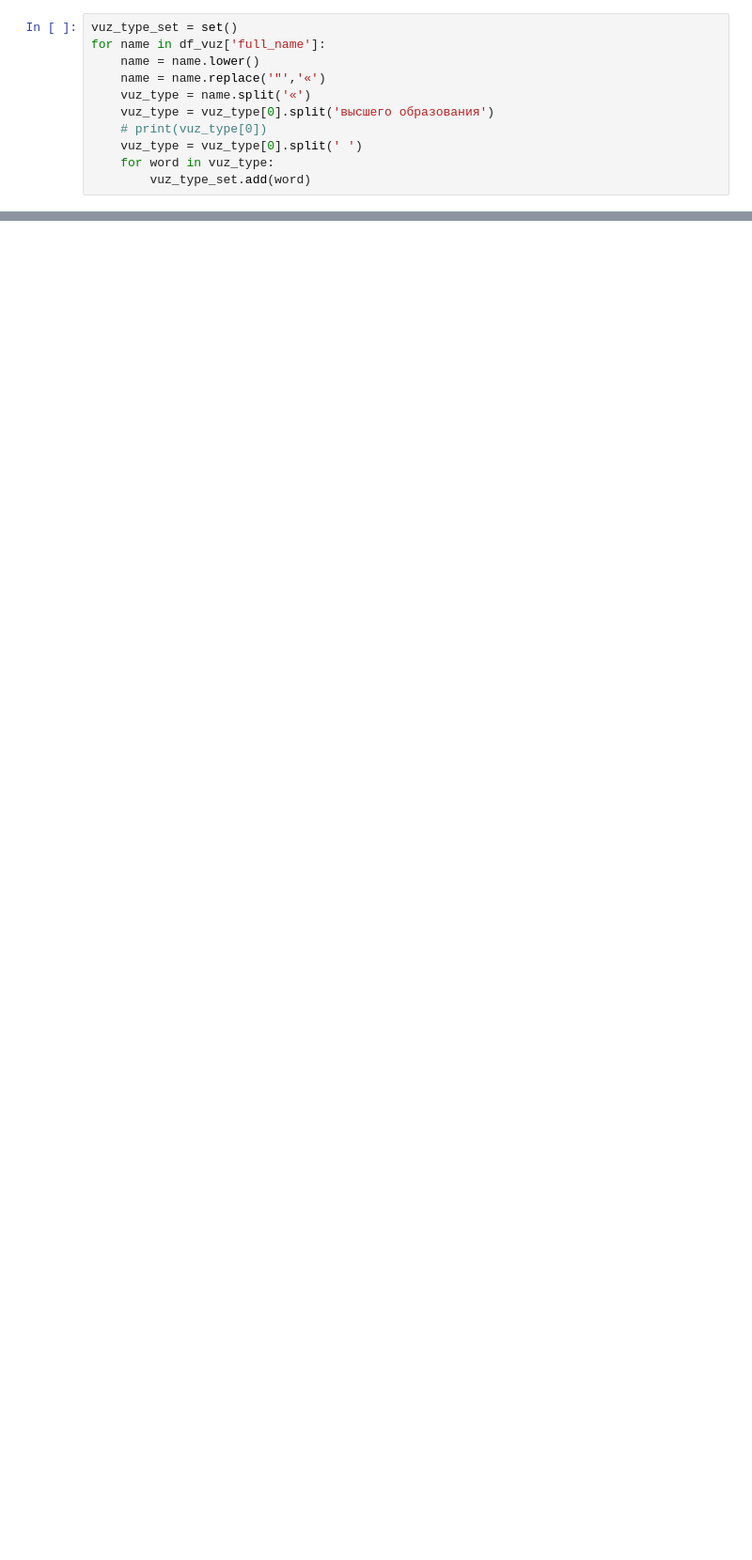
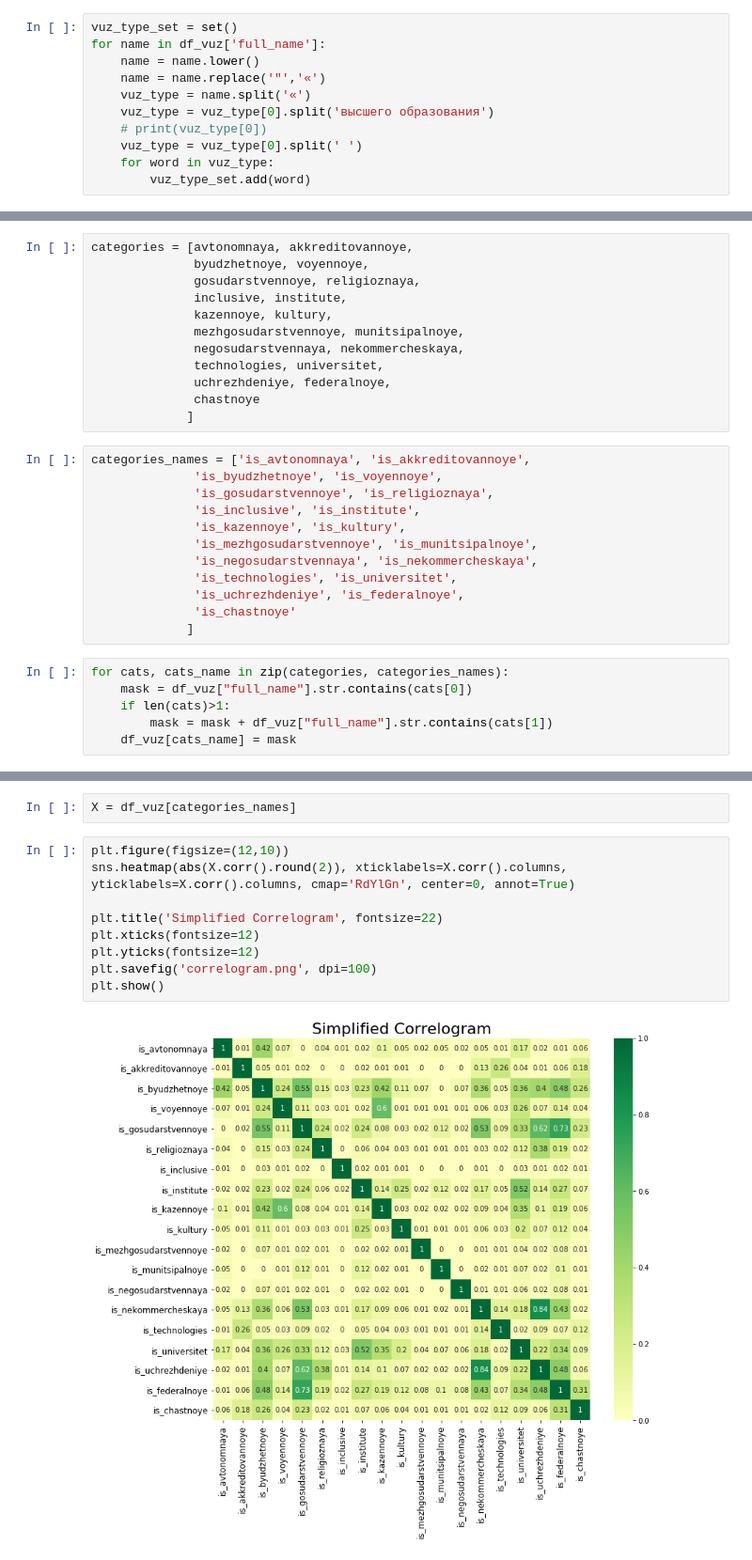
Before and after one commit to iconismo/data-contest-2020, a Jupyter notebook: notebooks/1-loading-inn.ipynb, the cells around one changed output, grey strips where cells are left out. Shown at 94% size. Cells and saved outputs as stored; diff of their text form; blank space fills up the shorter version.

```diff
--- a/notebooks/1-loading-inn.ipynb
+++ b/notebooks/1-loading-inn.ipynb
@@ -273,0 +257,30 @@ vuz_type_set
+# %%
+categories = [avtonomnaya, akkreditovannoye,
+              byudzhetnoye, voyennoye,
+              gosudarstvennoye, religioznaya,
+              inclusive, institute,
+              kazennoye, kultury,
+              mezhgosudarstvennoye, munitsipalnoye,
+              negosudarstvennaya, nekommercheskaya,
+              technologies, universitet,
+              uchrezhdeniye, federalnoye,
+              chastnoye
+             ]
+# %%
+categories_names = ['is_avtonomnaya', 'is_akkreditovannoye',
+              'is_byudzhetnoye', 'is_voyennoye',
+              'is_gosudarstvennoye', 'is_religioznaya',
+              'is_inclusive', 'is_institute',
+              'is_kazennoye', 'is_kultury',
+              'is_mezhgosudarstvennoye', 'is_munitsipalnoye',
+              'is_negosudarstvennaya', 'is_nekommercheskaya',
+              'is_technologies', 'is_universitet',
+              'is_uchrezhdeniye', 'is_federalnoye',
+              'is_chastnoye'
+             ]
+# %%
+for cats, cats_name in zip(categories, categories_names):
+    mask = df_vuz["full_name"].str.contains(cats[0])
+    if len(cats)>1:
+        mask = mask + df_vuz["full_name"].str.contains(cats[1])
+    df_vuz[cats_name] = mask
@@ -273,0 +302,13 @@ vuz_type_set
+# %%
+X = df_vuz[categories_names]
+# %%
+plt.figure(figsize=(12,10))
+sns.heatmap(abs(X.corr().round(2)), xticklabels=X.corr().columns, yticklabels=X.corr().columns, cmap='RdYlGn', center=0, annot=True)
+
+plt.title('Simplified Correlogram', fontsize=22)
+plt.xticks(fontsize=12)
+plt.yticks(fontsize=12)
+plt.savefig('correlogram.png', dpi=100)
+plt.show()
+# %% [output]
+[figure, added]
```
Also changed, not shown: parts of 12 cells of this notebook, 6 other files.
